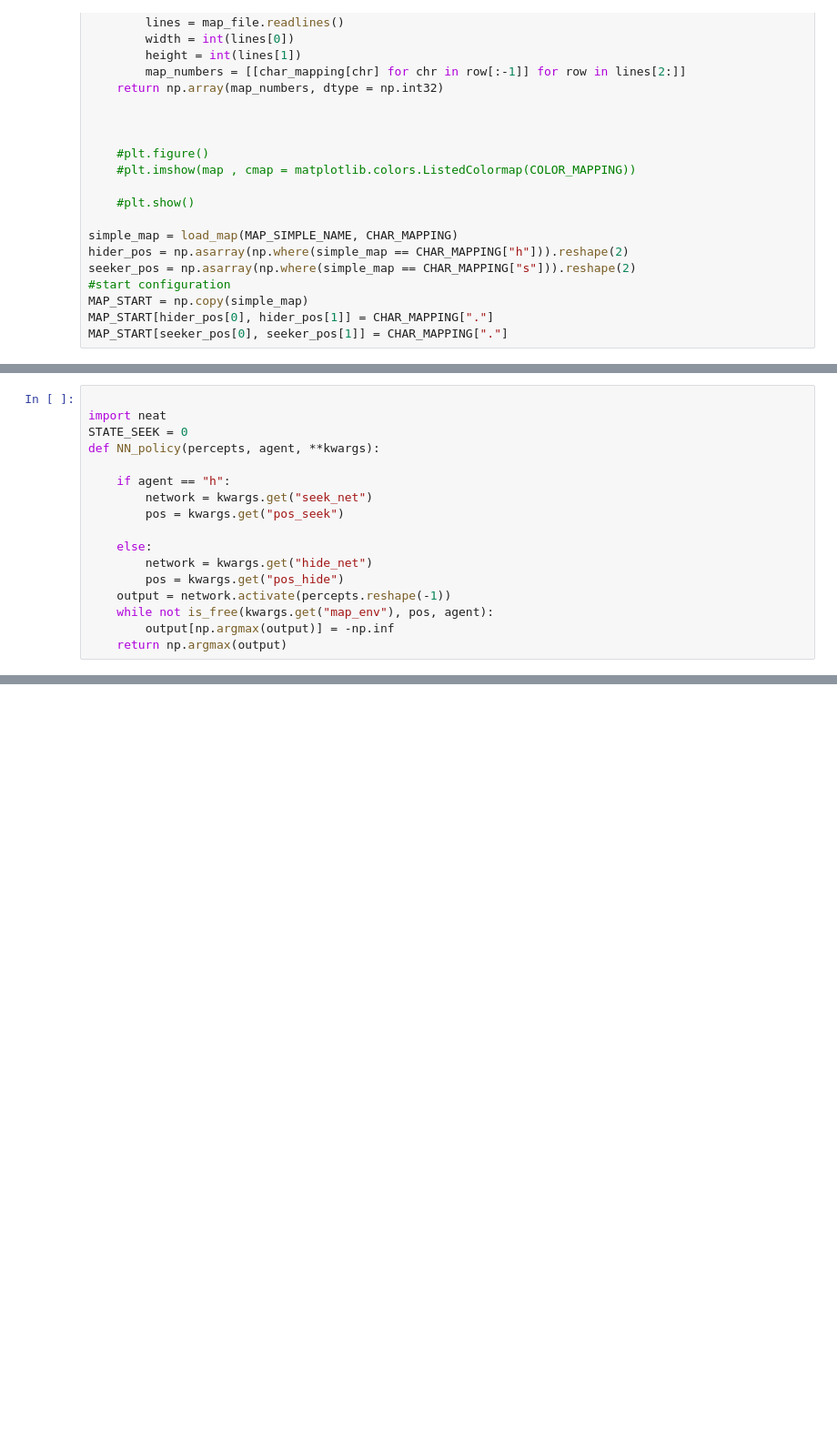
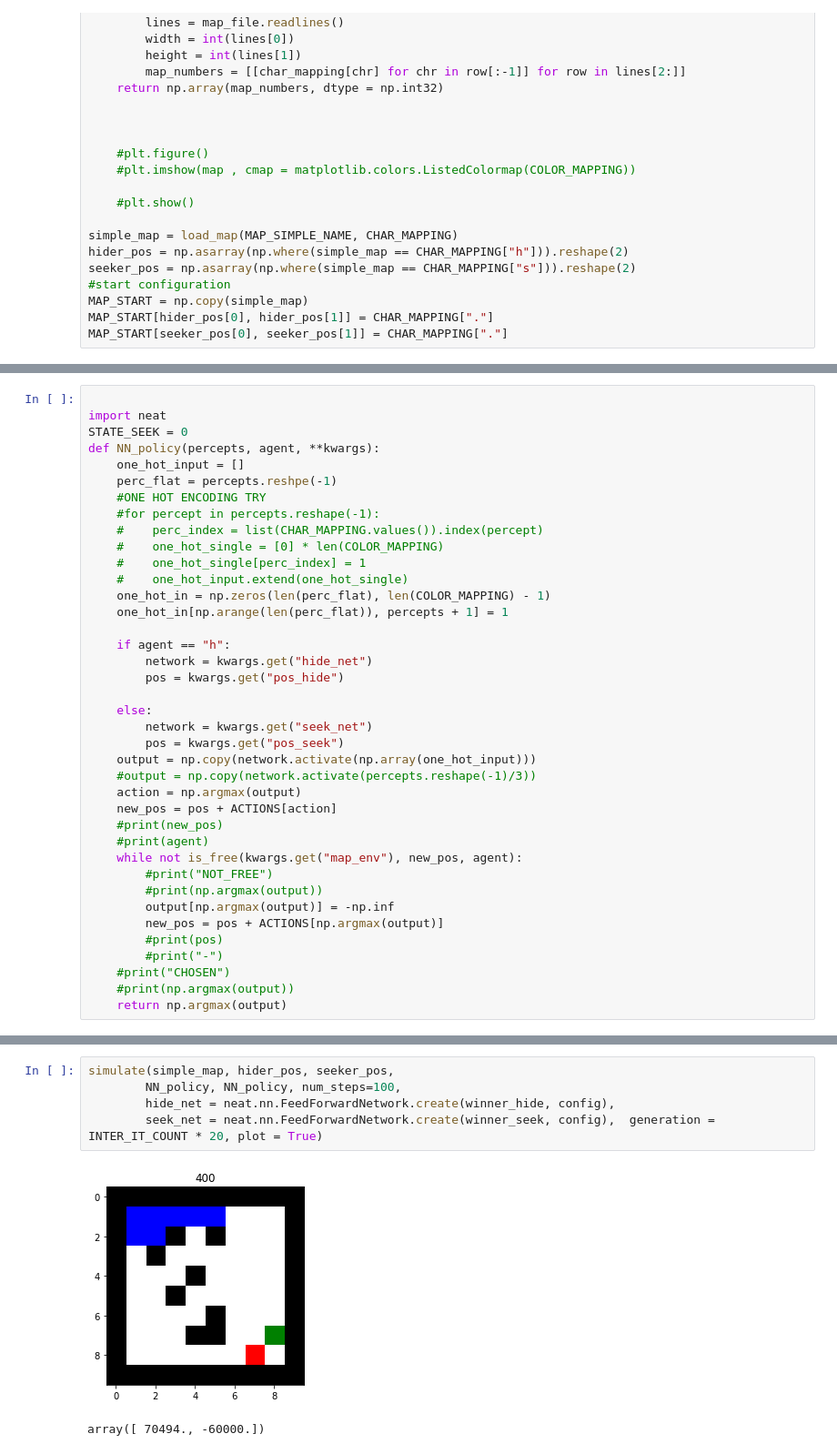
Before and after one commit to TomSpeedy/neat_coevolution, a Jupyter notebook: co_evolution.ipynb, the cells around one changed output, grey strips where cells are left out. Shown at 91% size. Saved outputs shown, nothing was run; the diff lists cells and outputs as text; blank space fills up the shorter version.

```diff
--- a/co_evolution.ipynb
+++ b/co_evolution.ipynb
@@ -137,17 +141,39 @@ array([1634., -500.])
 import neat
 STATE_SEEK = 0
 def NN_policy(percepts, agent, **kwargs):
+    one_hot_input = []
+    perc_flat = percepts.reshpe(-1)
+    #ONE HOT ENCODING TRY
+    #for percept in percepts.reshape(-1):
+    #    perc_index = list(CHAR_MAPPING.values()).index(percept)
+    #    one_hot_single = [0] * len(COLOR_MAPPING)
+    #    one_hot_single[perc_index] = 1
+    #    one_hot_input.extend(one_hot_single)
+    one_hot_in = np.zeros(len(perc_flat), len(COLOR_MAPPING) - 1)
+    one_hot_in[np.arange(len(perc_flat)), percepts + 1] = 1
 
     if agent == "h":
+        network = kwargs.get("hide_net")
+        pos = kwargs.get("pos_hide")
+
+    else:
         network = kwargs.get("seek_net")
         pos = kwargs.get("pos_seek")
-
-    else:
-        network = kwargs.get("hide_net")
-        pos = kwargs.get("pos_hide")
-    output = network.activate(percepts.reshape(-1))
-    while not is_free(kwargs.get("map_env"), pos, agent):
+    output = np.copy(network.activate(np.array(one_hot_input)))
+    #output = np.copy(network.activate(percepts.reshape(-1)/3))
+    action = np.argmax(output)
+    new_pos = pos + ACTIONS[action]
+    #print(new_pos)
+    #print(agent)
+    while not is_free(kwargs.get("map_env"), new_pos, agent):
+        #print("NOT_FREE")
+        #print(np.argmax(output))
         output[np.argmax(output)] = -np.inf
+        new_pos = pos + ACTIONS[np.argmax(output)]
+        #print(pos)
+        #print("-")
+    #print("CHOSEN")
+    #print(np.argmax(output))
     return np.argmax(output)
 # %%
 #todo fic parttools last two arguments
@@ -261,0 +377,8 @@ AttributeError: 'Population' object has no attribute 'statistics'
+# %%
+simulate(simple_map, hider_pos, seeker_pos,
+        NN_policy, NN_policy, num_steps=100,
+        hide_net = neat.nn.FeedForwardNetwork.create(winner_hide, config),
+        seek_net = neat.nn.FeedForwardNetwork.create(winner_seek, config),  generation = INTER_IT_COUNT * 20, plot = True)
+# %% [output]
+[figure, added]
+array([ 70494., -60000.])
```
Also changed, not shown: parts of 5 cells of this notebook, 7 other files.
